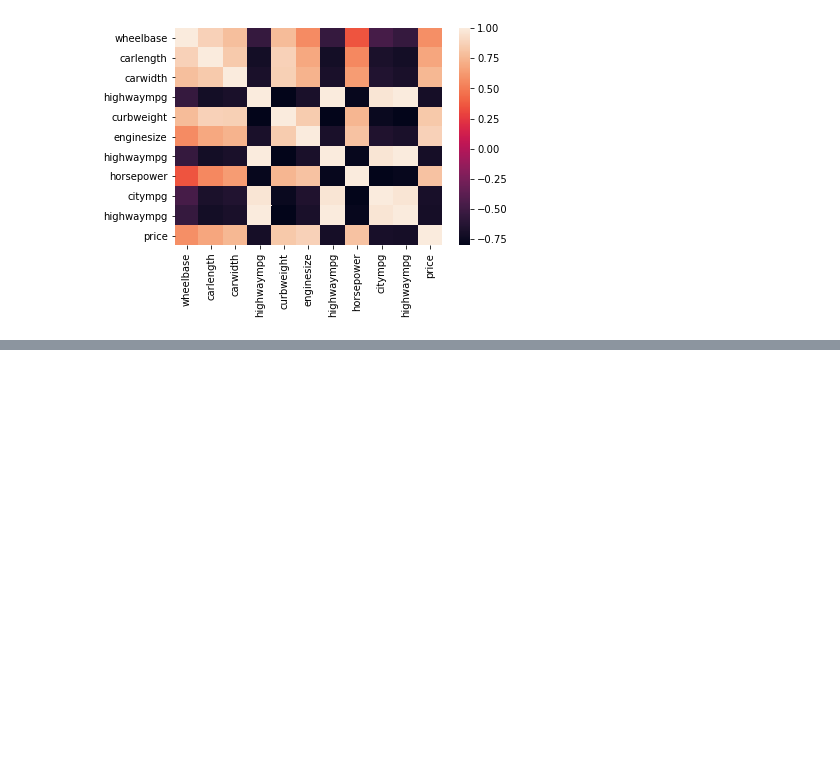
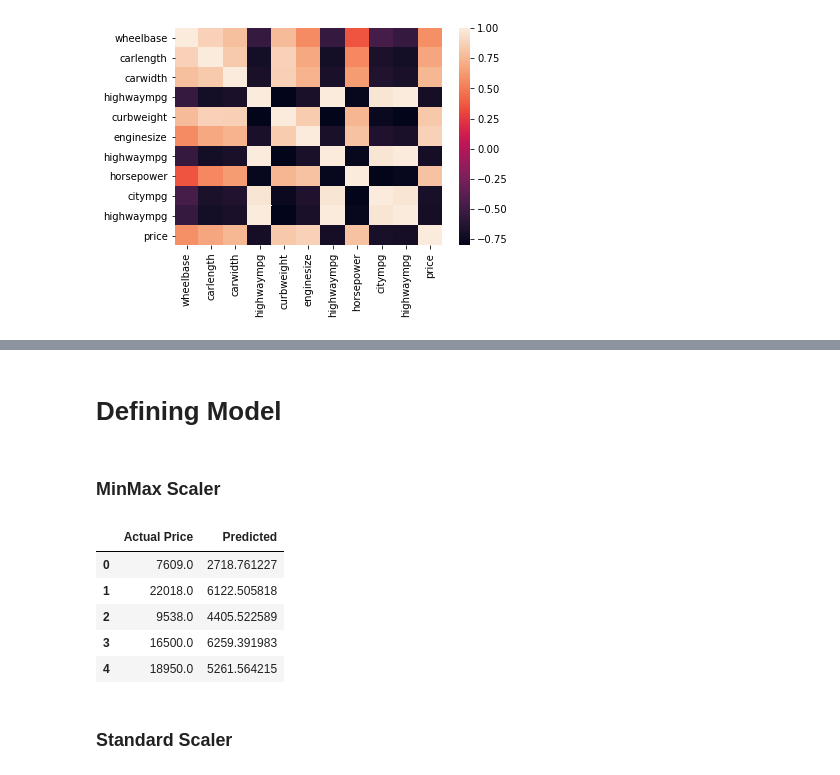
Before and after one commit to FathurRchmn/price-prediction, a Jupyter notebook: Car Price Prediction.ipynb, the cells around one changed output, grey strips where cells are left out. Cells and saved outputs as stored; diff of their text form; code cells hidden in the pictures; blank space fills up the shorter version.

```diff
--- a/Car Price Prediction.ipynb
+++ b/Car Price Prediction.ipynb
@@ -669,0 +627,2 @@ NotFittedError: This LinearRegression instance is not fitted yet. Call 'fit' wit
+# %% [markdown]
+# Defining Model
@@ -669,0 +632,18 @@ NotFittedError: This LinearRegression instance is not fitted yet. Call 'fit' wit
+# %% [markdown]
+### MinMax Scaler
+# %%
+model1=lr.fit(x_train_mm, y_train)
+# %%
+yp_test1=lr.predict(x_train_mm)
+# %%
+pred_train1 = pd.DataFrame({'Actual Price': y_train,'Predicted': yp_test1}).reset_index().drop(['index'], axis = 1)
+pred_train1.head()
+# %% [output]
+|  | Actual Price | Predicted |
+| 0 | 7609.0 | 2718.761227 |
+| 1 | 22018.0 | 6122.505818 |
+| 2 | 9538.0 | 4405.522589 |
+| 3 | 16500.0 | 6259.391983 |
+| 4 | 18950.0 | 5261.564215 |
+# %% [markdown]
+### Standard Scaler
```
Also changed, not shown: parts of 62 cells of this notebook.
